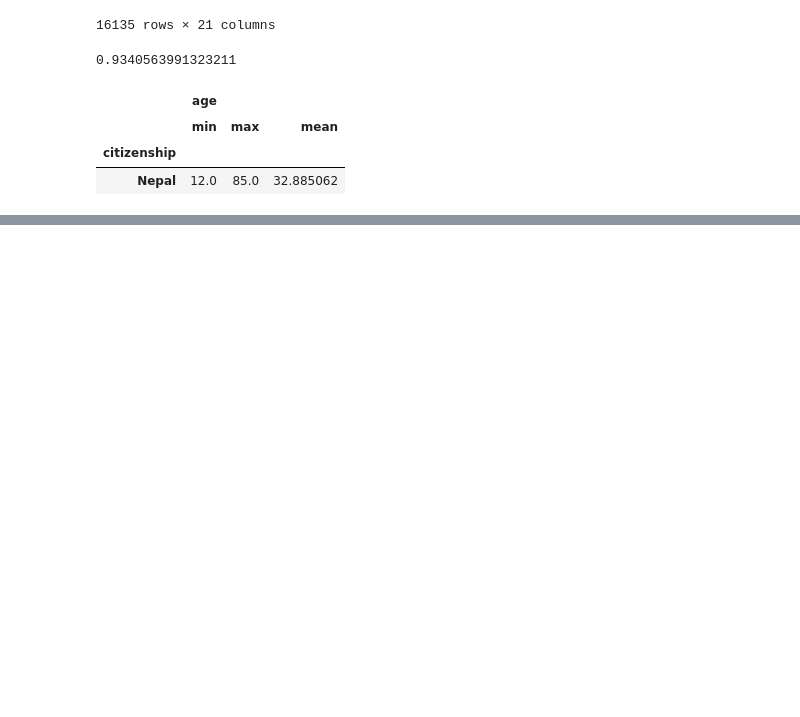
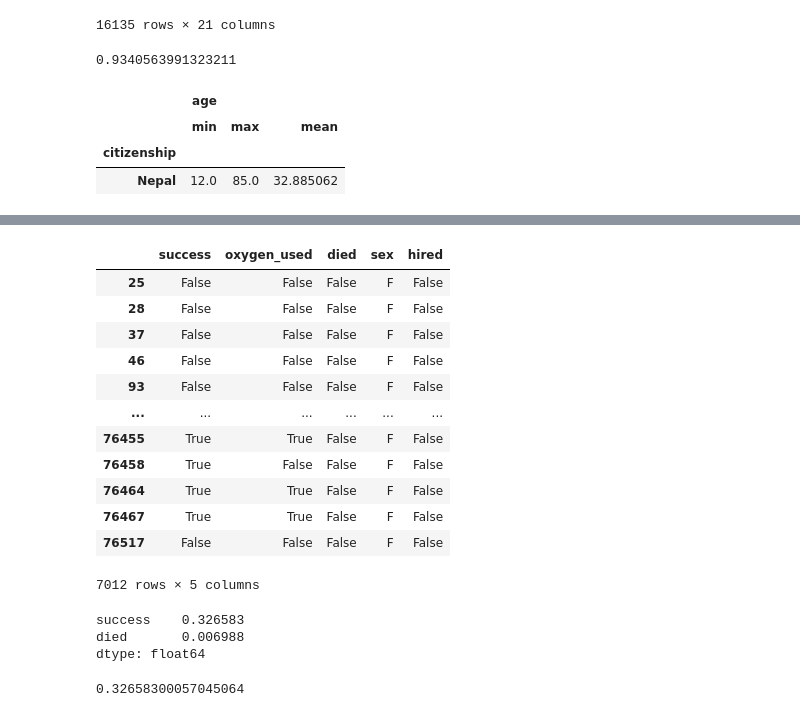
Before and after one commit to QMSS-G5072-2022/Rudoff_Jackson, a Jupyter notebook: hw02/HW2 - Jackson_Rudoff.ipynb, the cells around one changed output, grey strips where cells are left out. Saved outputs shown, nothing was run; the diff lists cells and outputs as text; code cells hidden in the pictures; blank space fills up the shorter version.

```diff
--- a/hw02/HW2 - Jackson_Rudoff.ipynb
+++ b/hw02/HW2 - Jackson_Rudoff.ipynb
@@ -105,0 +108,30 @@ first_female
+# %%
+#run checks
+
+members_test = members[['success', 'oxygen_used', 'died', 'sex', 'hired']]
+members_test = members_test[(members_test['hired'] == False) & (members_test['sex'] == 'F')]
+members_test
+# %% [output]
+|  | success | oxygen_used | died | sex | hired |
+| 25 | False | False | False | F | False |
+| 28 | False | False | False | F | False |
+| 37 | False | False | False | F | False |
+| 46 | False | False | False | F | False |
+| 93 | False | False | False | F | False |
+| ... | ... | ... | ... | ... | ... |
+| 76455 | True | True | False | F | False |
+| 76458 | True | False | False | F | False |
+| 76464 | True | True | False | F | False |
+| 76467 | True | True | False | F | False |
+| 76517 | False | False | False | F | False |
+7012 rows × 5 columns
+# %%
+members_test[['success', 'died']].apply(lambda x: x.sum()/len(x))
+# %% [output]
+success    0.326583
+died       0.006988
+dtype: float64
+# %%
+sum(members_test['success'])/len(members_test)
+# %% [output]
+0.32658300057045064
```
Also changed, not shown: parts of 8 cells of this notebook.
